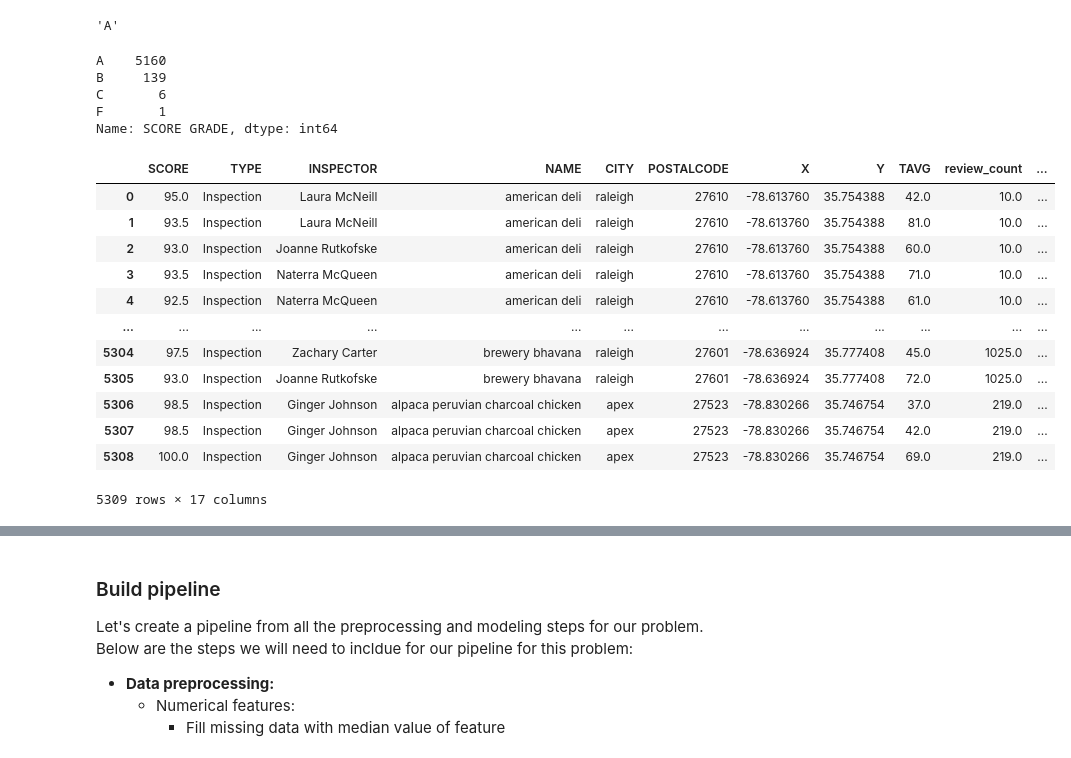
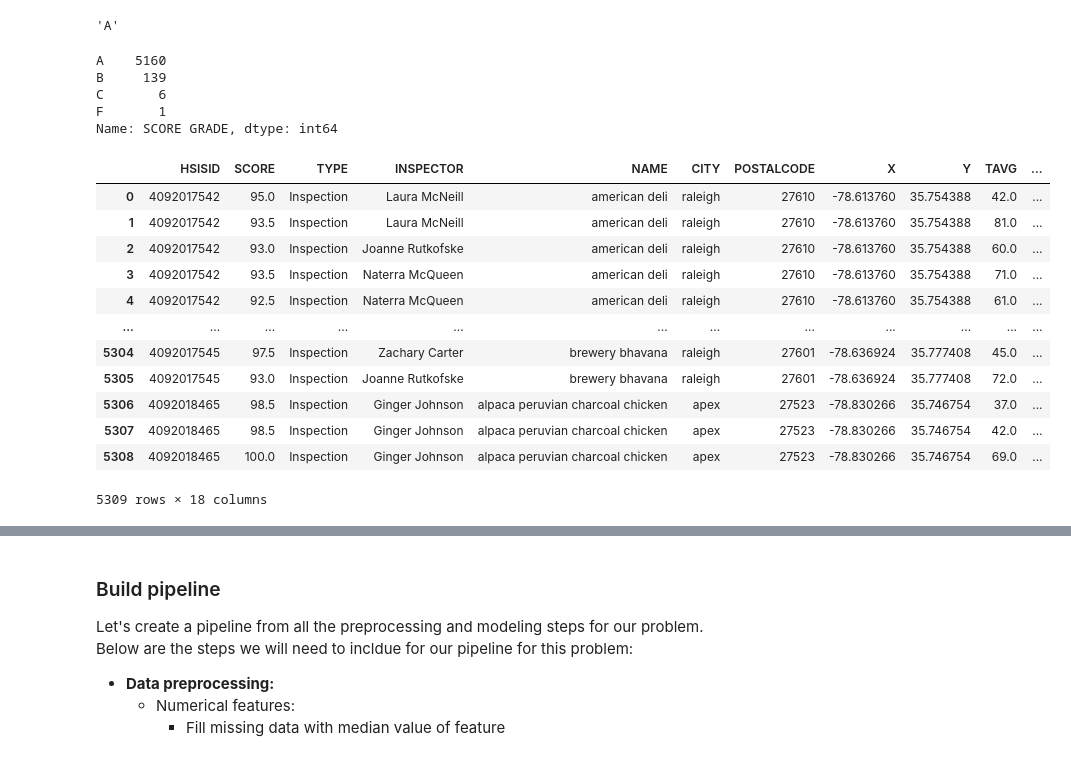
Before and after one commit to shyamal-anadkat/wake-county-food-inspections-analysis, a Jupyter notebook: Wake County -- Restaurant Food Inspections Analysis [AIPI510].ipynb, the cells around one changed output, grey strips where cells are left out. Drawn from its saved outputs; the diff is of its cells as text; code cells hidden in the pictures.

```diff
--- a/Wake County -- Restaurant Food Inspections Analysis [AIPI510].ipynb
+++ b/Wake County -- Restaurant Food Inspections Analysis [AIPI510].ipynb
@@ -441,35 +441,35 @@ get_score_grade(score_legend, 100)
 # %%
 finalfeat= featuretable.copy()
 #finalfeat['DATE'] = finalfeat['DATE'].astype(object)
 finalfeat['POSTALCODE'] = finalfeat['POSTALCODE'].str.split('-').str[0]
 
 finalfeat['RESTAURANTOPENDATE'] = pd.to_datetime(finalfeat['RESTAURANTOPENDATE'])
 basedate = pd.Timestamp('2021-01-01')
 finalfeat['DAYS SINCE OPEN'] = (basedate - finalfeat['RESTAURANTOPENDATE']).dt.days
 #finalfeat['DAYS OPEN SINCE INSPECTION'] = (finalfeat['DATE'] - finalfeat['RESTAURANTOPENDATE']).dt.days
 finalfeat['DAYS OPEN SINCE INSPECTION'] = (pd.to_datetime(finalfeat['DATE']) - pd.to_datetime(finalfeat['RESTAURANTOPENDATE'])).dt.days
 finalfeat['DATE'] = finalfeat['DATE'].astype(object)
-finalfeat = finalfeat.drop(['phone','ADDRESS1','HSISID','GEOCODESTATUS','DATE', 'RESTAURANTOPENDATE'],axis=1)
+finalfeat = finalfeat.drop(['phone','ADDRESS1','GEOCODESTATUS','DATE', 'RESTAURANTOPENDATE'],axis=1)
 finalfeat.CITY = finalfeat.CITY.str.lower()
 finalfeat['SCORE GRADE'] = finalfeat['SCORE'].apply(lambda s: get_score_grade(score_legend, s))
 print(finalfeat['SCORE GRADE'].value_counts())
 finalfeat
 # %% [output]
 A    5160
 B     139
 C       6
 F       1
 Name: SCORE GRADE, dtype: int64
-|  | SCORE | TYPE | INSPECTOR | NAME | CITY | POSTALCODE | X | Y | TAVG | review_count | ... |
-| 0 | 95.0 | Inspection | Laura McNeill | american deli | raleigh | 27610 | -78.613760 | 35.754388 | 42.0 | 10.0 | ... |
-| 1 | 93.5 | Inspection | Laura McNeill | american deli | raleigh | 27610 | -78.613760 | 35.754388 | 81.0 | 10.0 | ... |
-| 2 | 93.0 | Inspection | Joanne Rutkofske | american deli | raleigh | 27610 | -78.613760 | 35.754388 | 60.0 | 10.0 | ... |
-| 3 | 93.5 | Inspection | Naterra McQueen | american deli | raleigh | 27610 | -78.613760 | 35.754388 | 71.0 | 10.0 | ... |
-| 4 | 92.5 | Inspection | Naterra McQueen | american deli | raleigh | 27610 | -78.613760 | 35.754388 | 61.0 | 10.0 | ... |
+|  | HSISID | SCORE | TYPE | INSPECTOR | NAME | CITY | POSTALCODE | X | Y | TAVG | ... |
+| 0 | 4092017542 | 95.0 | Inspection | Laura McNeill | american deli | raleigh | 27610 | -78.613760 | 35.754388 | 42.0 | ... |
+| 1 | 4092017542 | 93.5 | Inspection | Laura McNeill | american deli | raleigh | 27610 | -78.613760 | 35.754388 | 81.0 | ... |
+| 2 | 4092017542 | 93.0 | Inspection | Joanne Rutkofske | american deli | raleigh | 27610 | -78.613760 | 35.754388 | 60.0 | ... |
+| 3 | 4092017542 | 93.5 | Inspection | Naterra McQueen | american deli | raleigh | 27610 | -78.613760 | 35.754388 | 71.0 | ... |
+| 4 | 4092017542 | 92.5 | Inspection | Naterra McQueen | american deli | raleigh | 27610 | -78.613760 | 35.754388 | 61.0 | ... |
 | ... | ... | ... | ... | ... | ... | ... | ... | ... | ... | ... | ... |
-| 5304 | 97.5 | Inspection | Zachary Carter | brewery bhavana | raleigh | 27601 | -78.636924 | 35.777408 | 45.0 | 1025.0 | ... |
-| 5305 | 93.0 | Inspection | Joanne Rutkofske | brewery bhavana | raleigh | 27601 | -78.636924 | 35.777408 | 72.0 | 1025.0 | ... |
-| 5306 | 98.5 | Inspection | Ginger Johnson | alpaca peruvian charcoal chicken | apex | 27523 | -78.830266 | 35.746754 | 37.0 | 219.0 | ... |
-| 5307 | 98.5 | Inspection | Ginger Johnson | alpaca peruvian charcoal chicken | apex | 27523 | -78.830266 | 35.746754 | 42.0 | 219.0 | ... |
-| 5308 | 100.0 | Inspection | Ginger Johnson | alpaca peruvian charcoal chicken | apex | 27523 | -78.830266 | 35.746754 | 69.0 | 219.0 | ... |
+| 5304 | 4092017545 | 97.5 | Inspection | Zachary Carter | brewery bhavana | raleigh | 27601 | -78.636924 | 35.777408 | 45.0 | ... |
+| 5305 | 4092017545 | 93.0 | Inspection | Joanne Rutkofske | brewery bhavana | raleigh | 27601 | -78.636924 | 35.777408 | 72.0 | ... |
+| 5306 | 4092018465 | 98.5 | Inspection | Ginger Johnson | alpaca peruvian charcoal chicken | apex | 27523 | -78.830266 | 35.746754 | 37.0 | ... |
+| 5307 | 4092018465 | 98.5 | Inspection | Ginger Johnson | alpaca peruvian charcoal chicken | apex | 27523 | -78.830266 | 35.746754 | 42.0 | ... |
+| 5308 | 4092018465 | 100.0 | Inspection | Ginger Johnson | alpaca peruvian charcoal chicken | apex | 27523 | -78.830266 | 35.746754 | 69.0 | ... |
-5309 rows × 17 columns
+5309 rows × 18 columns
```
Also changed, not shown: parts of 9 cells of this notebook.
